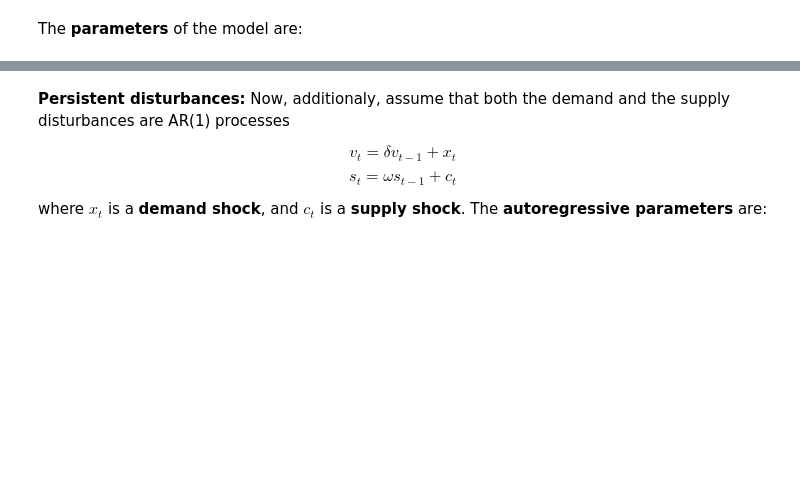
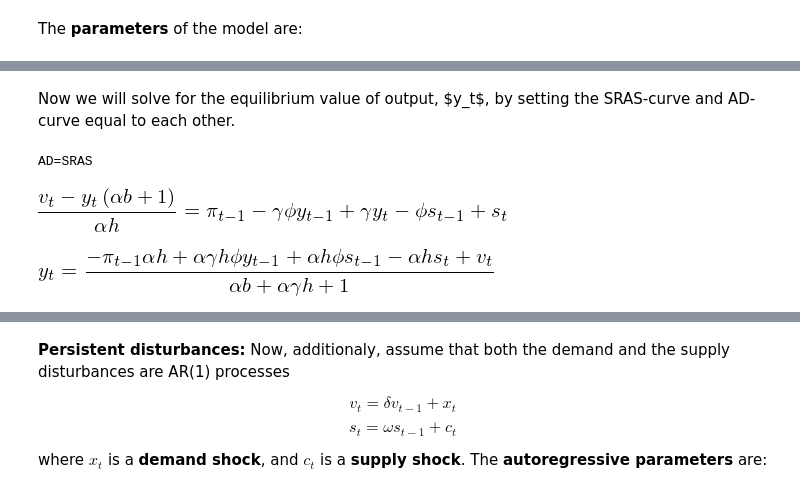
Before and after one commit to NumEconCopenhagen/projects-2019-nx31, a Jupyter notebook: examproject/examproject-T.ipynb, the cells around one changed output, grey strips where cells are left out. Saved outputs shown, nothing was run; the diff lists cells and outputs as text; code cells hidden in the pictures; blank space fills up the shorter version.

```diff
--- a/examproject/examproject-T.ipynb
+++ b/examproject/examproject-T.ipynb
@@ -630,0 +698,18 @@ par['gamma'] = 0.075
+# %% [markdown]
+Now we will solve for the equilibrium value of output, \$y_t$, by setting the SRAS-curve and AD-curve equal to each other.
+# %%
+SRAS_curve = fpi_t_SRAS_in
+AD_curve = fpi_t_AD
+
+# Equalizing
+print(f'AD=SRAS')
+equal =  AD_curve-SRAS_curve
+display(sm.Eq(AD_curve,SRAS_curve))
+
+# Solving the model
+equal_solve_y = sm.solve(equal,y_t)[0]
+display(sm.Eq(y_t,equal_solve_y))
+# %% [output]
+AD=SRAS
+[figure, added]
+[figure, added]
```
Also changed, not shown: parts of 81 cells of this notebook, 1 other file.
